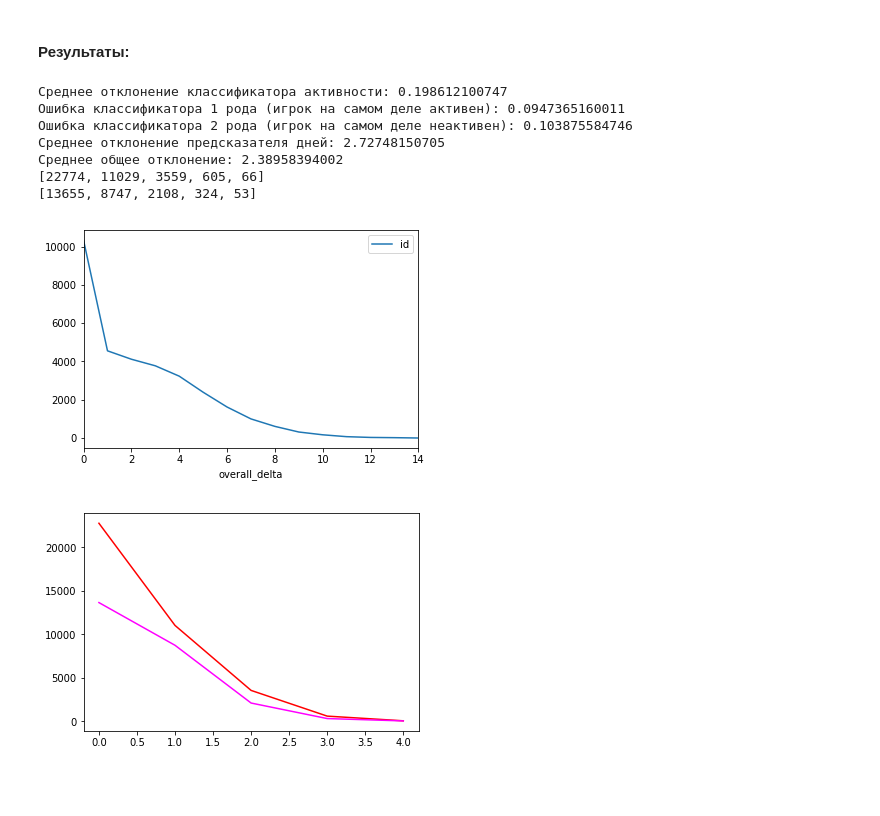
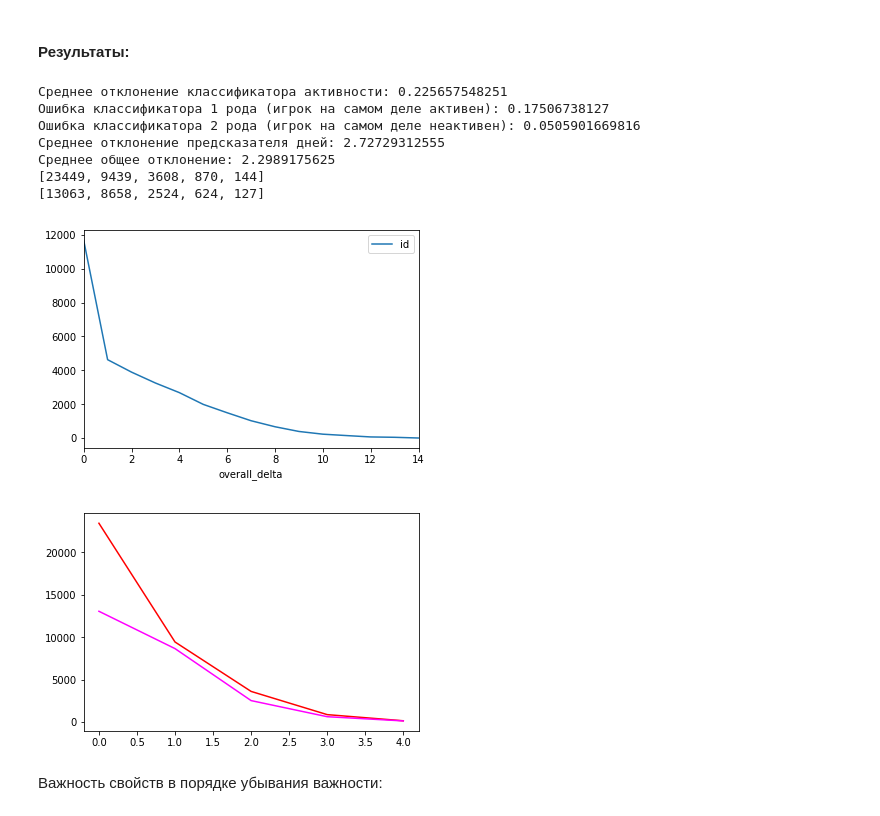
Before and after one commit to aakogtenkov/wg_summer_practice, a Jupyter notebook: main.ipynb, the cells around one changed output. Drawn from its saved outputs; the diff is of its cells as text; code cells hidden in the pictures; blank space fills up the shorter version.

```diff
--- a/main.ipynb
+++ b/main.ipynb
@@ -1091,21 +875,21 @@ print(clf_features)
 # %% [markdown]
 #### Регрессия:
 # %%
+threshold = 36000
+
 dau_pact_table.fillna(0, inplace=True)
 dau_pact_table.replace(np.inf, 0, inplace=True)
 dau_pact_table.replace(-np.inf, 0, inplace=True)
 dau_pact_table.reset_index(inplace=True)
-#for col in clf_features:
-#    dau_pact_table[col] = dau_pact_table[col].round(4)
 
-train_input_clf = dau_pact_table[:36000].as_matrix(columns=clf_features)
-train_output_clf = np.array(dau_pact_table['is_active'][:36000].tolist())
+train_input_clf = dau_pact_table[:threshold].as_matrix(columns=clf_features)
+train_output_clf = np.array(dau_pact_table['is_active'][:threshold].tolist())
 
 fitted_clf_gbr = ensemble.GradientBoostingRegressor(subsample=0.7, loss='ls').fit(train_input_clf, train_output_clf)
 dau_pact_table['predict_active'] = (fitted_clf_gbr.predict(dau_pact_table.as_matrix(
-                                                            columns=clf_features)) > 0.5) * 1
-train_input_prd = dau_pact_table[:36000][dau_pact_table['is_active'] == 1].as_matrix(columns=clf_features)
-train_output_prd = np.array(dau_pact_table[:36000][dau_pact_table['is_active'] == 1]['result_played'].tolist())
+                                                            columns=clf_features)) > 0.7) * 1
+train_input_prd = dau_pact_table[:threshold][dau_pact_table['is_active'] == 1].as_matrix(columns=clf_features)
+train_output_prd = np.array(dau_pact_table[:threshold][dau_pact_table['is_active'] == 1]['result_played'].tolist())
 
 fitted_prd_etr = ensemble.ExtraTreesRegressor(n_estimators=100).fit(train_input_prd, train_output_prd)
 dau_pact_table['predict_days'] = fitted_prd_etr.predict(dau_pact_table.as_matrix(columns=clf_features))
@@ -1122,37 +906,39 @@ dau_pact_table['overall_delta'] = ((dau_pact_table['result_played'] * dau_pact_t
 # %% [markdown]
 #### Результаты:
 # %%
-prd_delta = dau_pact_table[36000:][dau_pact_table['is_active'] == 1]['prd_delta'].mean()
-clf_delta = 1 - dau_pact_table['clf_acc'][36000:].mean()
-clf_e1 = dau_pact_table['clf_e1'][36000:].mean()
-clf_e2 = dau_pact_table['clf_e2'][36000:].mean()
-overall_delta = dau_pact_table['overall_delta'][36000:].mean()
+prd_delta = dau_pact_table[threshold:][dau_pact_table['is_active'] == 1]['prd_delta'].mean()
+clf_delta = 1 - dau_pact_table['clf_acc'][threshold:].mean()
+clf_e1 = dau_pact_table['clf_e1'][threshold:].mean()
+clf_e2 = dau_pact_table['clf_e2'][threshold:].mean()
+overall_delta = dau_pact_table['overall_delta'][threshold:].mean()
 print('Среднее отклонение классификатора активности:', clf_delta)
 print('Ошибка классификатора 1 рода (игрок на самом деле активен):', clf_e1)
 print('Ошибка классификатора 2 рода (игрок на самом деле неактивен):', clf_e2)
 print('Среднее отклонение предсказателя дней:', prd_delta)
 print('Среднее общее отклонение:', overall_delta)
-overall_delta_round = dau_pact_table['overall_delta'][36000:].round().reset_index().pivot_table(values=['id'], index=['overall_delta'], aggfunc='count')
-active_delta_round = dau_pact_table[36000:][dau_pact_table['is_active'] == 1.0]['overall_delta'].round().reset_index().pivot_table(values=['id'], index=['overall_delta'], aggfunc='count')
+overall_delta_round = dau_pact_table['overall_delta'][threshold:].round().reset_index().pivot_table(values=['id'], index=['overall_delta'], aggfunc='count')
+active_delta_round = dau_pact_table[threshold:][dau_pact_table['is_active'] == 1.0]['overall_delta'].round().reset_index().pivot_table(values=['id'], index=['overall_delta'], aggfunc='count')
 overall_delta_round.plot()
 categories_delta = [int(overall_delta_round[0:3].sum()), int(overall_delta_round[3:6].sum()), int(overall_delta_round[6:9].sum()), int(overall_delta_round[9:12].sum()), int(overall_delta_round[12:14].sum())]
 active_categories_delta = [int(active_delta_round[0:3].sum()), int(active_delta_round[3:6].sum()), int(active_delta_round[6:9].sum()), int(active_delta_round[9:12].sum()), int(active_delta_round[12:14].sum())]
 print(categories_delta)
 print(active_categories_delta)
 plt.show()
 plt.plot(categories_delta, color='red')
 plt.plot(active_categories_delta, color='magenta')
 plt.show()
 # %% [output]
-Среднее отклонение классификатора активности: 0.198612100747
-Ошибка классификатора 1 рода (игрок на самом деле активен): 0.0947365160011
-Ошибка классификатора 2 рода (игрок на самом деле неактивен): 0.103875584746
-Среднее отклонение предсказателя дней: 2.72748150705
-Среднее общее отклонение: 2.38958394002
-[22774, 11029, 3559, 605, 66]
-[13655, 8747, 2108, 324, 53]
+Среднее отклонение классификатора активности: 0.225657548251
+Ошибка классификатора 1 рода (игрок на самом деле активен): 0.17506738127
+Ошибка классификатора 2 рода (игрок на самом деле неактивен): 0.0505901669816
+Среднее отклонение предсказателя дней: 2.72729312555
+Среднее общее отклонение: 2.2989175625
+[23449, 9439, 3608, 870, 144]
+[13063, 8658, 2524, 624, 127]
-[figure, old version]
+[figure, new version]
-[figure, old version]
+[figure, new version]
+# %% [markdown]
+Важность свойств в порядке убывания важности:
 # %%
 w_features = copy.copy(clf_features)
 for i in range(len(clf_features)):
```
Also changed, not shown: parts of 35 cells of this notebook.
